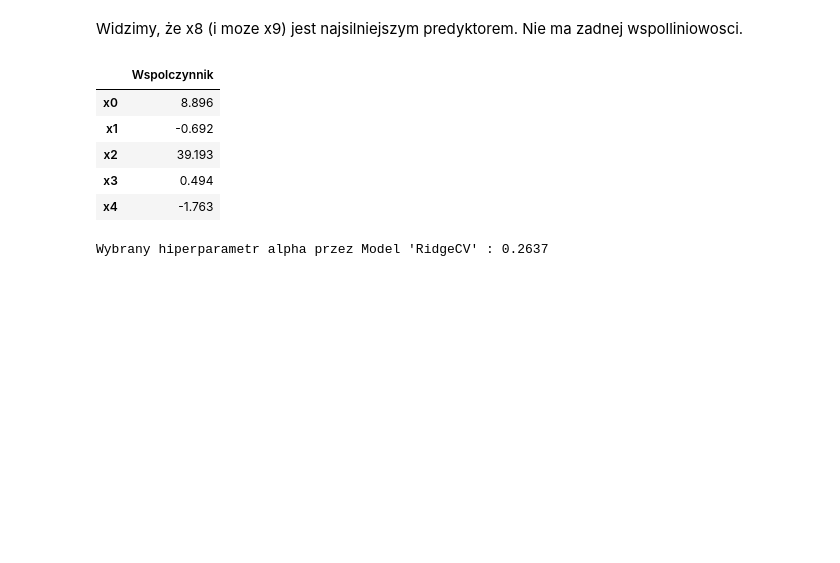
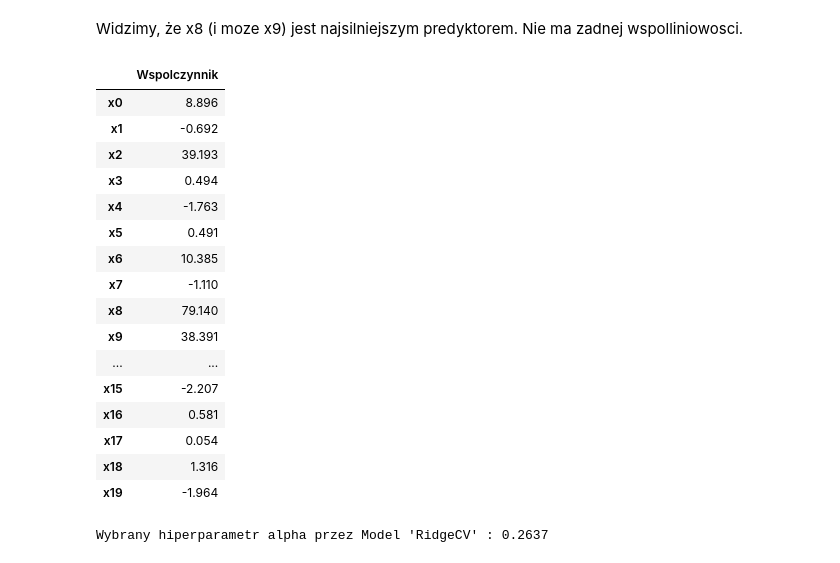
Before and after one commit to aszkiel71/uwr, a Jupyter notebook: informatyka [computer science]/[25-W] Uczenie Maszynowe/list02/list2.ipynb, the cells around one changed output. Drawn from its saved outputs; the diff is of its cells as text; code cells hidden in the pictures; blank space fills up the shorter version.

```diff
--- a/informatyka [computer science]/[25-W] Uczenie Maszynowe/list02/list2.ipynb
+++ b/informatyka [computer science]/[25-W] Uczenie Maszynowe/list02/list2.ipynb
@@ -544,20 +544,31 @@ from sklearn.linear_model import LinearRegression, RidgeCV
 # %%
 model_4_raw = LinearRegression()
 model_4_raw.fit(X_train_4, y_train_4)
 coef_df_4_raw = pd.DataFrame(
     model_4_raw.coef_,
     index=X_data4.columns,
     columns=['Wspolczynnik']
 )
 
-display(coef_df_4_raw.head())
+display(coef_df_4_raw)
 # %% [output]
 |  | Wspolczynnik |
 | x0 | 8.896 |
 | x1 | -0.692 |
 | x2 | 39.193 |
 | x3 | 0.494 |
 | x4 | -1.763 |
+| x5 | 0.491 |
+| x6 | 10.385 |
+| x7 | -1.110 |
+| x8 | 79.140 |
+| x9 | 38.391 |
+| ... | ... |
+| x15 | -2.207 |
+| x16 | 0.581 |
+| x17 | 0.054 |
+| x18 | 1.316 |
+| x19 | -1.964 |
 # %%
 alphas_to_test = np.logspace(-1, 3, 20) # kandydaci na hiperparametr. wystrzelone dane
 model_4_ridge = RidgeCV(alphas=alphas_to_test, cv=5)
```
Also changed, not shown: 22 other files.
